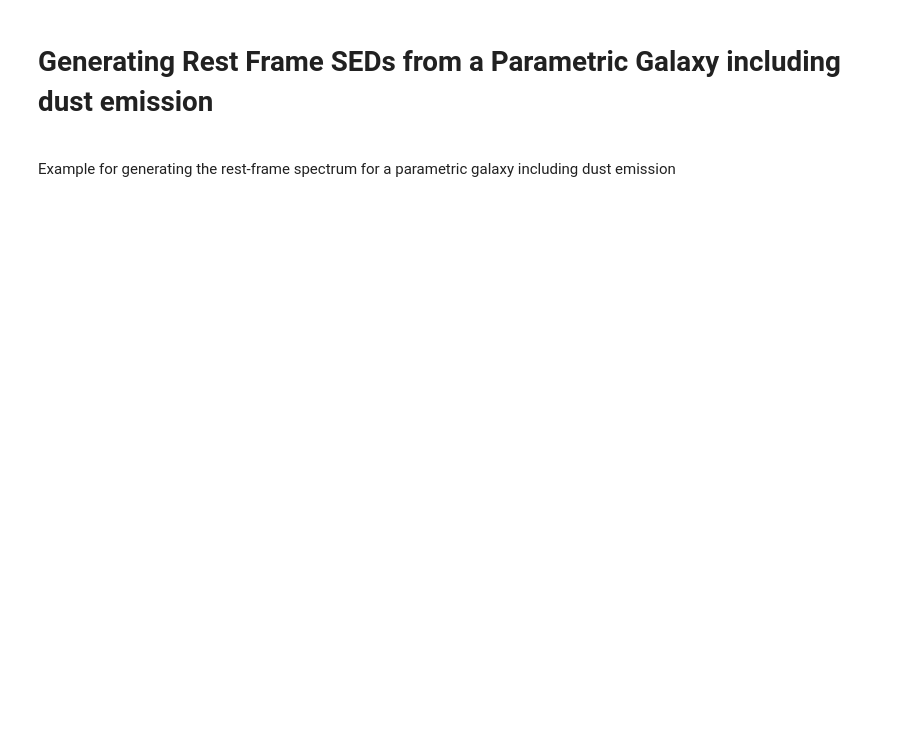
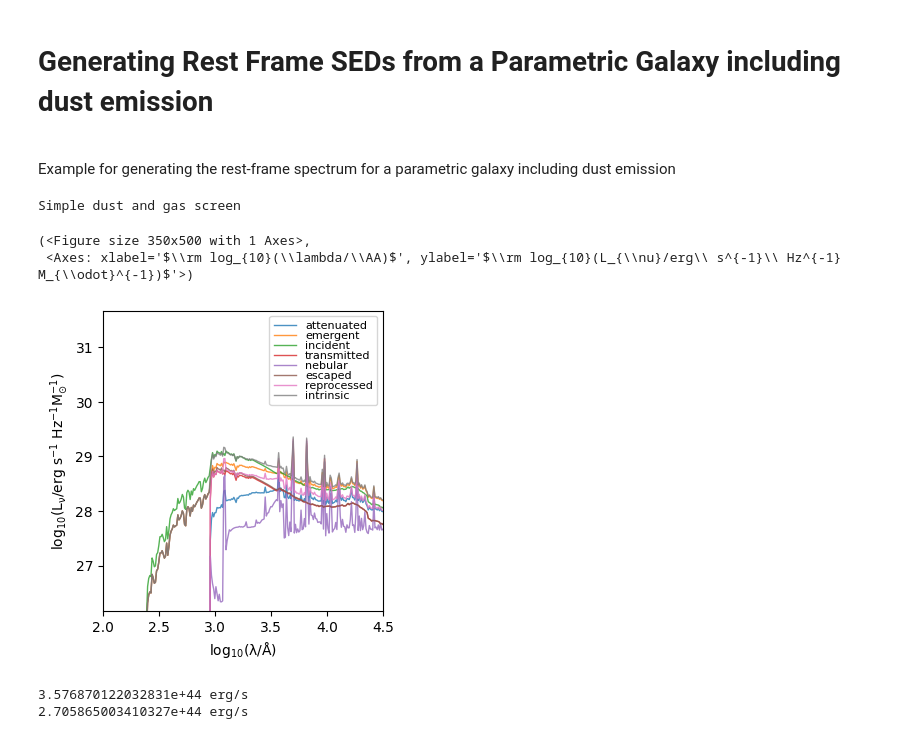
Before and after one commit to tHarvey303/synthesizer, a Jupyter notebook: docs/source/parametric/generate_dust_sed.ipynb, the cells around one changed output. Cells and saved outputs as stored; diff of their text form; code cells hidden in the pictures; blank space fills up the shorter version.

```diff
--- a/docs/source/parametric/generate_dust_sed.ipynb
+++ b/docs/source/parametric/generate_dust_sed.ipynb
@@ -37,12 +37,20 @@ sfzh = generate_sfzh(grid.log10age, grid.metallicity, sfh, Zh, stellar_mass=stel
 galaxy = Galaxy(sfzh)
 # %%
 # # --- simple dust and gas screen
-galaxy.get_spectra_screen(grid, tauV = 0.3, fesc = 0.5)
+galaxy.get_spectra_pacman(grid, tau_v = 0.3, fesc = 0.5)
 print("Simple dust and gas screen")
 galaxy.plot_spectra()
+# %% [output]
+Simple dust and gas screen
+(<Figure size 350x500 with 1 Axes>,
+ <Axes: xlabel='$\\rm log_{10}(\\lambda/\\AA)$', ylabel='$\\rm log_{10}(L_{\\nu}/erg\\ s^{-1}\\ Hz^{-1} M_{\\odot}^{-1})$'>)
+[figure, added]
 # %%
 print(galaxy.spectra['intrinsic'].get_bolometric_luminosity())
-print(galaxy.spectra['attenuated'].get_bolometric_luminosity())
+print(galaxy.spectra['emergent'].get_bolometric_luminosity())
+# %% [output]
+3.576870122032831e+44 erg/s
+2.705865003410327e+44 erg/s
 # %%
 emissionmodel = Greybody(50*K, 1.5)
 # %%
```
Also changed, not shown: parts of 2 cells of this notebook, 1 other file.
